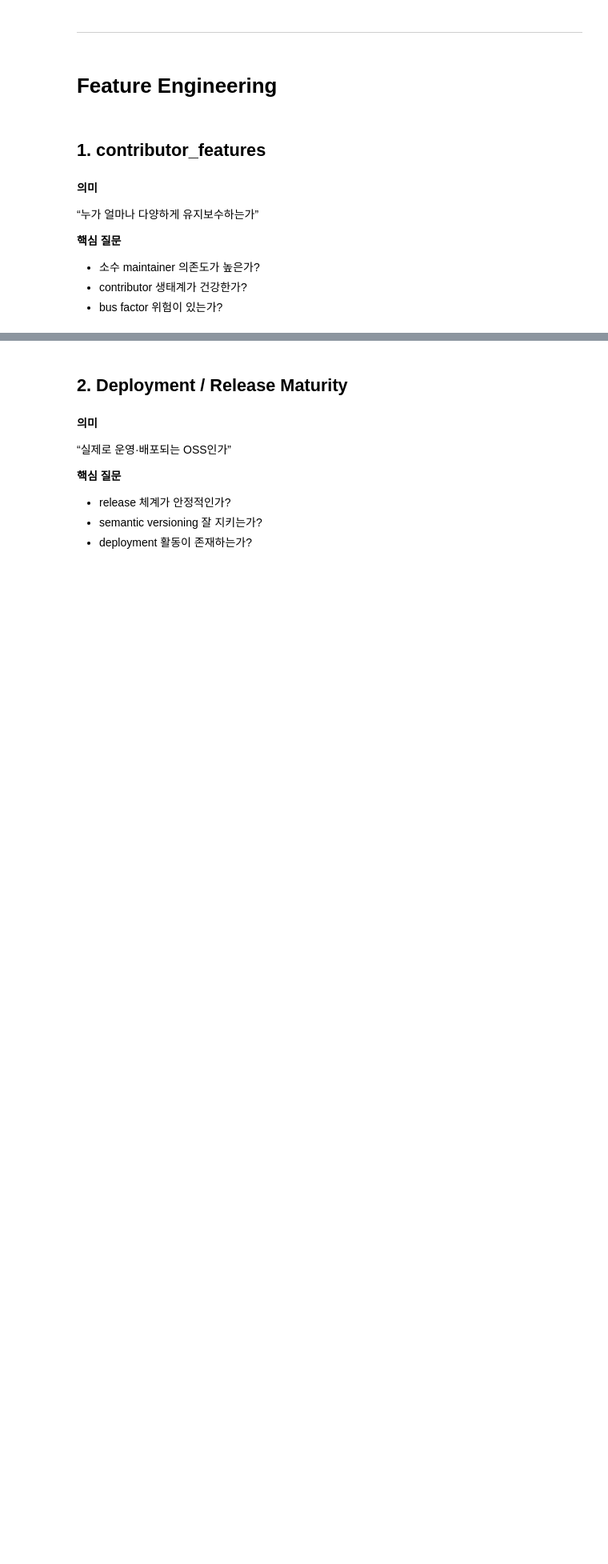
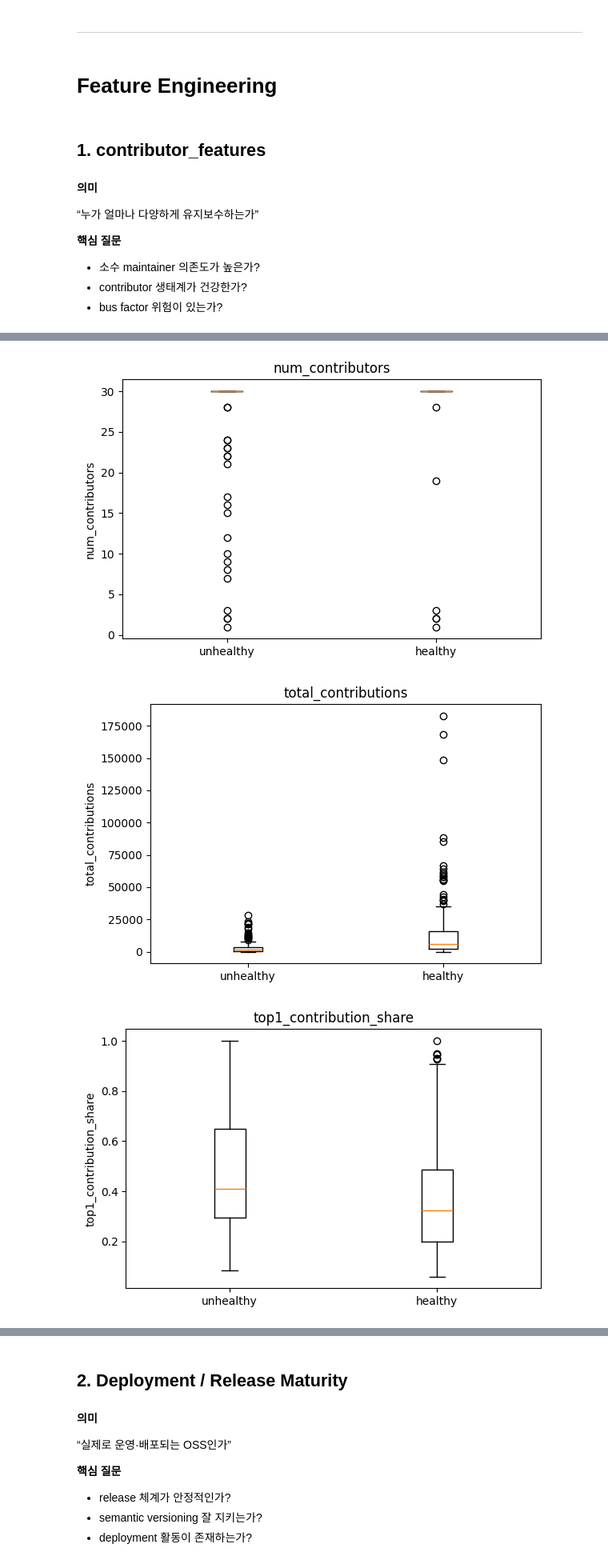
Before and after one commit to OpenSource-2026/oss-health-data, a Jupyter notebook: src/1_FEATURE.ipynb, the cells around one changed output, grey strips where cells are left out. Shown at 80% size. Saved outputs shown, nothing was run; the diff lists cells and outputs as text; code cells hidden in the pictures; blank space fills up the shorter version.

```diff
--- a/src/1_FEATURE.ipynb
+++ b/src/1_FEATURE.ipynb
@@ -87,0 +165,25 @@ contributor_features = [
+# %%
+for feature in contributor_features:
+    plt.figure(figsize=(6, 4))
+
+    unhealthy_values = contributor_df.loc[
+        contributor_df["label"] == 0, feature
+    ].dropna()
+
+    healthy_values = contributor_df.loc[
+        contributor_df["label"] == 1, feature
+    ].dropna()
+
+    plt.boxplot(
+        [unhealthy_values, healthy_values],
+        labels=["unhealthy", "healthy"]
+    )
+
+    plt.title(feature)
+    plt.ylabel(feature)
+    plt.tight_layout()
+    plt.show()
+# %% [output]
+[figure, added]
+[figure, added]
+[figure, added]
```
Also changed, not shown: parts of 9 cells of this notebook.
